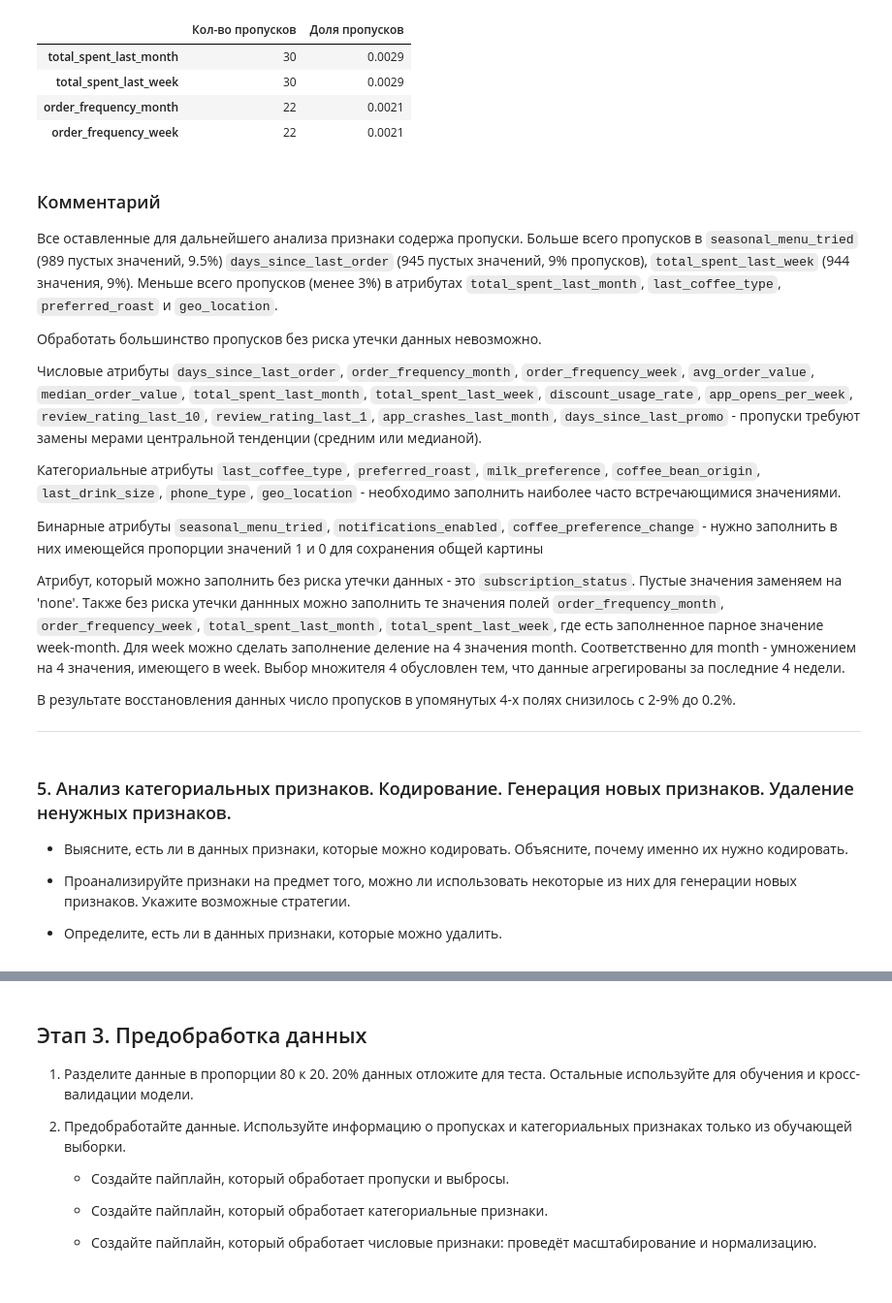
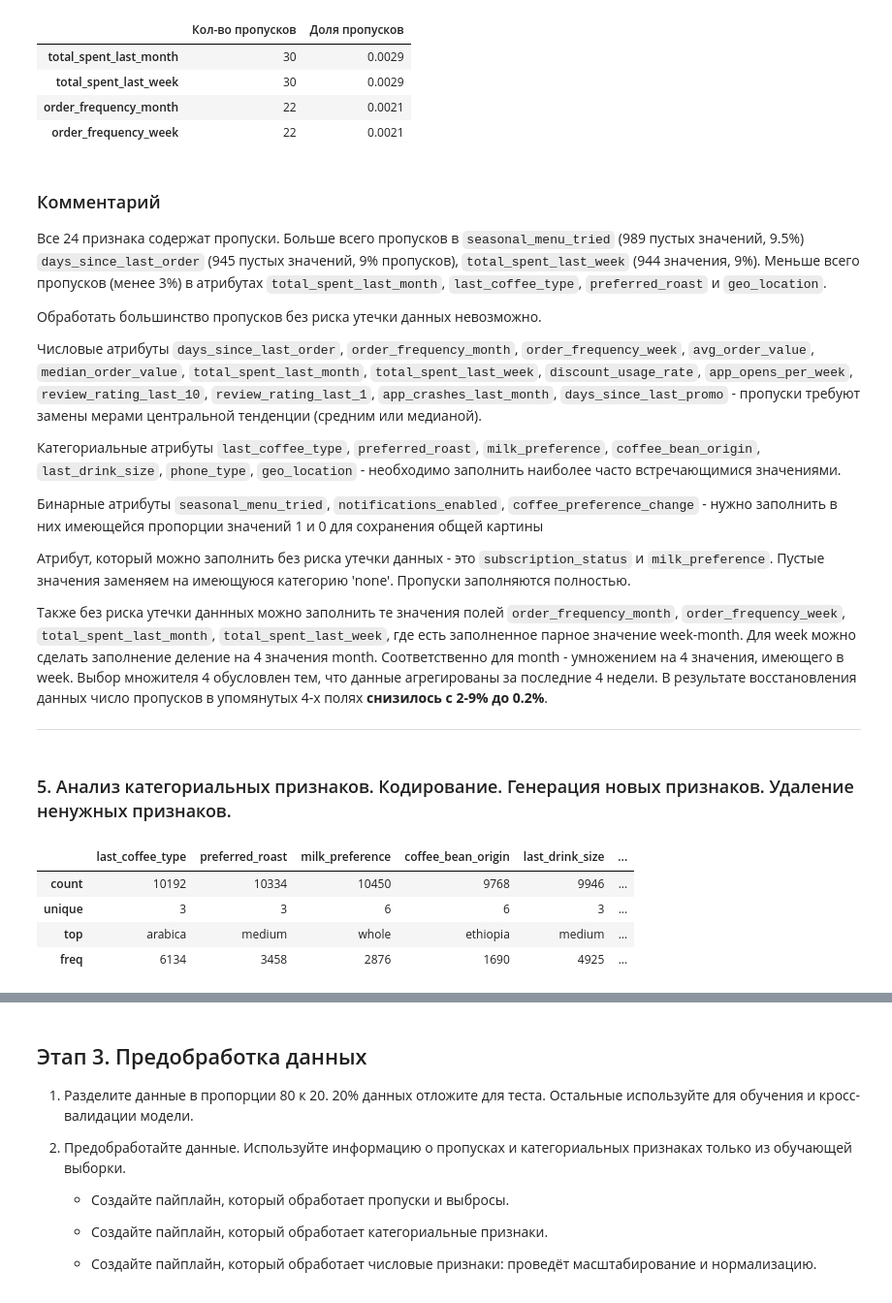
Before and after one commit to TemaQDX/project_happy_coffe_beans, a Jupyter notebook: happy_coffee_beans_project_sprint_11_Artem_Burov.ipynb, the cells around one changed output, grey strips where cells are left out. Shown at 97% size. Saved outputs shown, nothing was run; the diff lists cells and outputs as text; code cells hidden in the pictures.

```diff
--- a/happy_coffee_beans_project_sprint_11_Artem_Burov.ipynb
+++ b/happy_coffee_beans_project_sprint_11_Artem_Burov.ipynb
@@ -607,7 +637,7 @@ show_missing_stats(df_processed[['order_frequency_week', 'order_frequency_month'
 # %% [markdown]
 ### Комментарий
 
-Все оставленные для дальнейшего анализа признаки содержа пропуски. Больше всего пропусков в `seasonal_menu_tried` (989 пустых значений, 9.5%) `days_since_last_order` (945 пустых значений, 9% пропусков), `total_spent_last_week` (944 значения, 9%). Меньше всего пропусков (менее 3%) в атрибутах `total_spent_last_month`, `last_coffee_type`, `preferred_roast` и `geo_location`.
+Все 24 признака содержат пропуски. Больше всего пропусков в `seasonal_menu_tried` (989 пустых значений, 9.5%) `days_since_last_order` (945 пустых значений, 9% пропусков), `total_spent_last_week` (944 значения, 9%). Меньше всего пропусков (менее 3%) в атрибутах `total_spent_last_month`, `last_coffee_type`, `preferred_roast` и `geo_location`.
 
 Обработать большинство пропусков без риска утечки данных невозможно.
 
@@ -617,17 +647,19 @@ show_missing_stats(df_processed[['order_frequency_week', 'order_frequency_month'
 
 Бинарные атрибуты `seasonal_menu_tried`, `notifications_enabled`, `coffee_preference_change` - нужно заполнить в них имеющейся пропорции значений 1 и 0 для сохранения общей картины
 
-Атрибут, который можно заполнить без риска утечки данных - это `subscription_status`. Пустые значения заменяем на 'none'.
-Также без риска утечки даннных можно заполнить те значения полей `order_frequency_month`, `order_frequency_week`, `total_spent_last_month`, `total_spent_last_week`, где есть заполненное парное значение week-month. Для week можно сделать заполнение деление на 4 значения month. Соответственно для month - умножением на 4 значения, имеющего в week. Выбор множителя 4 обусловлен тем, что данные агрегированы за последние 4 недели.
+Атрибут, который можно заполнить без риска утечки данных - это `subscription_status` и `milk_preference`. Пустые значения заменяем на имеющуюся категорию 'none'. Пропуски заполняются полностью.
 
-В результате восстановления данных число пропусков в упомянутых 4-х полях снизилось с 2-9% до 0.2%.
+Также без риска утечки даннных можно заполнить те значения полей `order_frequency_month`, `order_frequency_week`, `total_spent_last_month`, `total_spent_last_week`, где есть заполненное парное значение week-month. Для week можно сделать заполнение деление на 4 значения month. Соответственно для month - умножением на 4 значения, имеющего в week.
+Выбор множителя 4 обусловлен тем, что данные агрегированы за последние 4 недели. В результате восстановления данных число пропусков в упомянутых 4-х полях **снизилось с 2-9% до 0.2%**.
 
 ___
 # %% [markdown]
 ### 5. Анализ категориальных признаков. Кодирование. Генерация новых признаков. Удаление ненужных признаков.
-
-   - Выясните, есть ли в данных признаки, которые можно кодировать. Объясните, почему именно их нужно кодировать.
-
-   - Проанализируйте признаки на предмет того, можно ли использовать некоторые из них для генерации новых  признаков. Укажите возможные стратегии.
-
-   - Определите, есть ли в данных признаки, которые можно удалить.
+# %%
+df_processed[cat_features].describe()
+# %% [output]
+|  | last_coffee_type | preferred_roast | milk_preference | coffee_bean_origin | last_drink_size | ... |
+| count | 10192 | 10334 | 10450 | 9768 | 9946 | ... |
+| unique | 3 | 3 | 6 | 6 | 3 | ... |
+| top | arabica | medium | whole | ethiopia | medium | ... |
+| freq | 6134 | 3458 | 2876 | 1690 | 4925 | ... |
```
Also changed, not shown: parts of 10 cells of this notebook.
